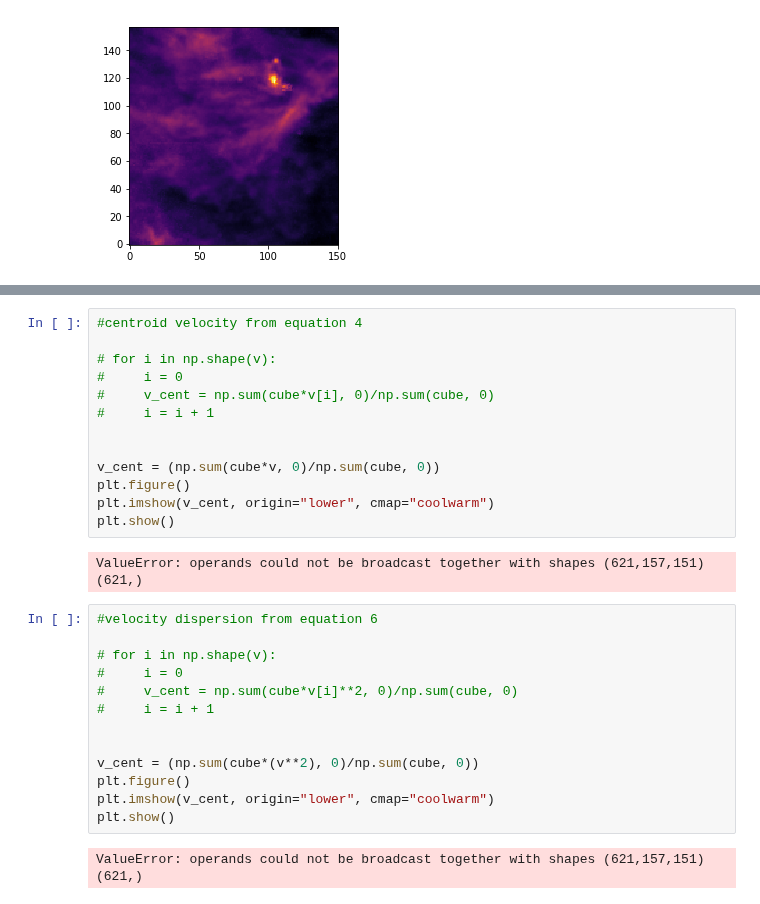
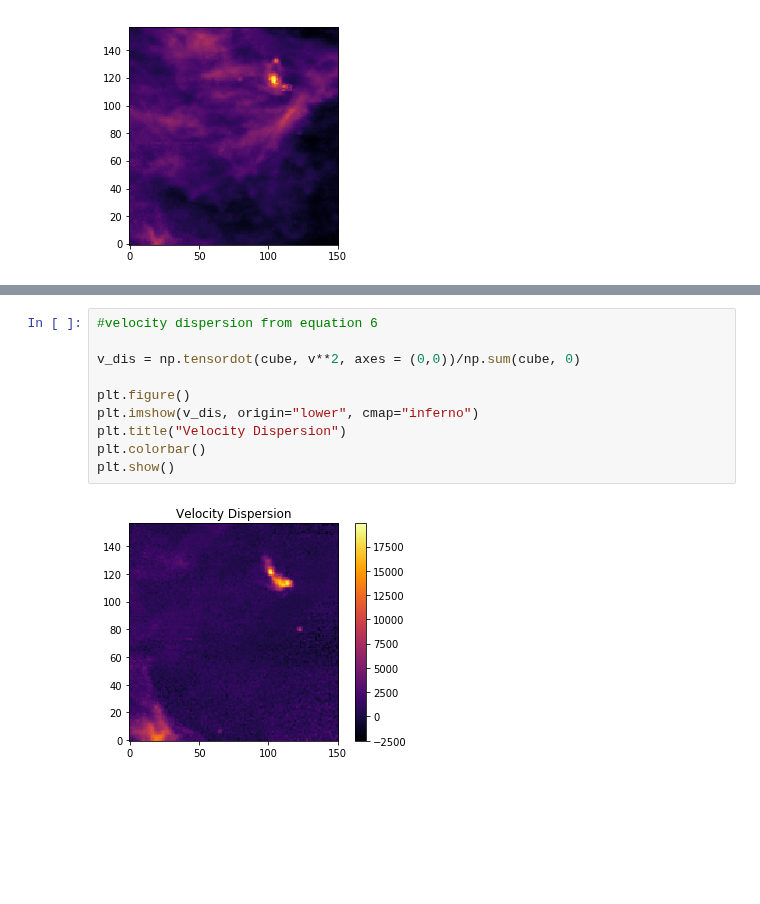
Before and after one commit to lukavujeva/ast425, a Jupyter notebook: AST425 Introduction Assignment.ipynb, the cells around one changed output, grey strips where cells are left out. Drawn from its saved outputs; the diff is of its cells as text; blank space fills up the shorter version.

```diff
--- a/AST425 Introduction Assignment.ipynb
+++ b/AST425 Introduction Assignment.ipynb
@@ -59,30 +81,12 @@ plt.show()
 # %%
-#centroid velocity from equation 4
+#velocity dispersion from equation 6
 
-# for i in np.shape(v):
-#     i = 0
-#     v_cent = np.sum(cube*v[i], 0)/np.sum(cube, 0)
-#     i = i + 1
+v_dis = np.tensordot(cube, v**2, axes = (0,0))/np.sum(cube, 0)
 
-
-v_cent = (np.sum(cube*v, 0)/np.sum(cube, 0))
 plt.figure()
-plt.imshow(v_cent, origin="lower", cmap="coolwarm")
+plt.imshow(v_dis, origin="lower", cmap="inferno")
+plt.title("Velocity Dispersion")
+plt.colorbar()
 plt.show()
 # %% [output]
-ValueError: operands could not be broadcast together with shapes (621,157,151) (621,)
+[figure, added]
-# %%
-#velocity dispersion from equation 6
-
-# for i in np.shape(v):
-#     i = 0
-#     v_cent = np.sum(cube*v[i]**2, 0)/np.sum(cube, 0)
-#     i = i + 1
-
-
-v_cent = (np.sum(cube*(v**2), 0)/np.sum(cube, 0))
-plt.figure()
-plt.imshow(v_cent, origin="lower", cmap="coolwarm")
-plt.show()
-# %% [output]
-ValueError: operands could not be broadcast together with shapes (621,157,151) (621,)
```
Also changed, not shown: parts of 10 cells of this notebook.
